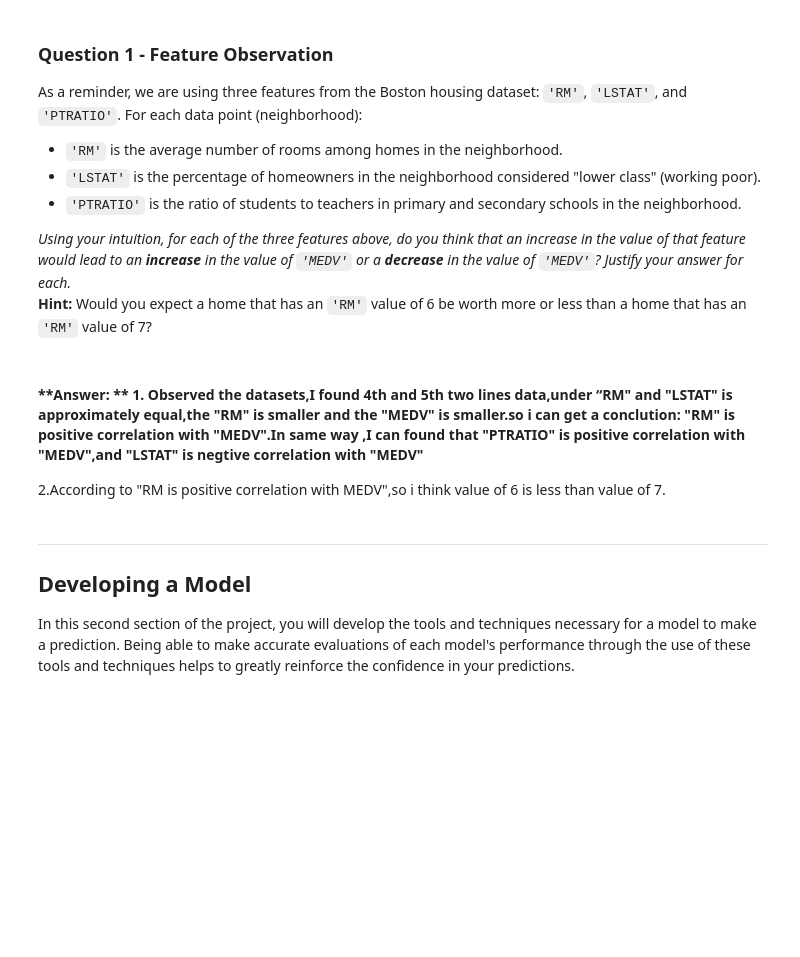
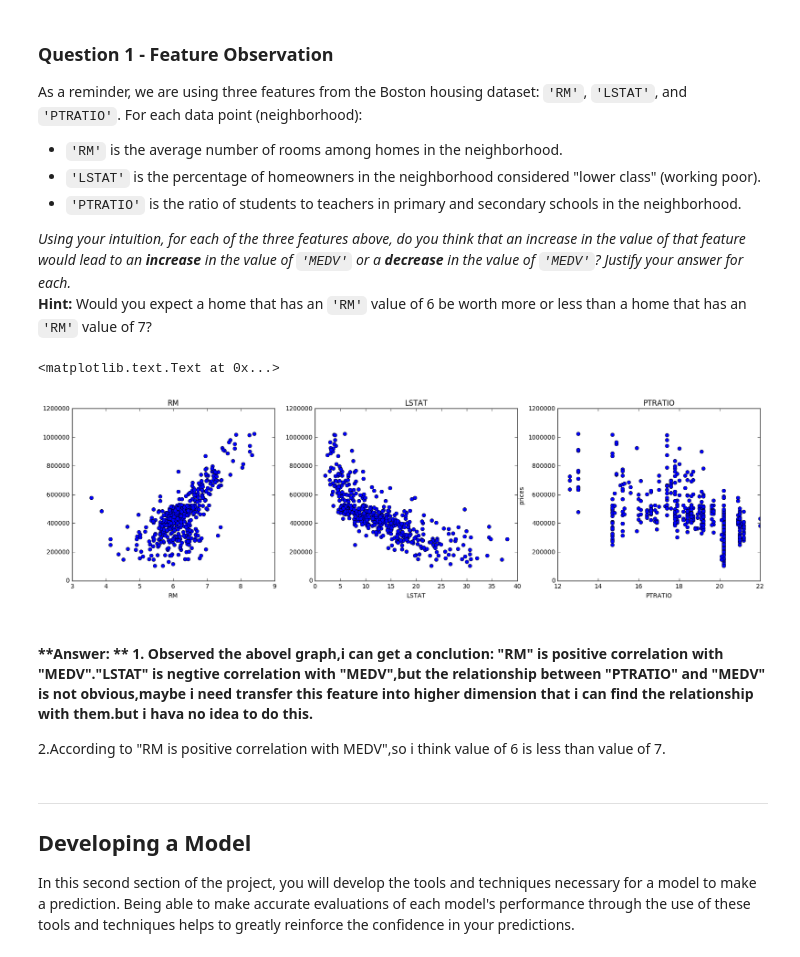
Before and after one commit to Cckyol/Udacity-machine_learning, a Jupyter notebook: boston_housing/boston_housing.ipynb, the cells around one changed output. Cells and saved outputs as stored; diff of their text form; code cells hidden in the pictures; blank space fills up the shorter version.

```diff
--- a/boston_housing/boston_housing.ipynb
+++ b/boston_housing/boston_housing.ipynb
@@ -109,8 +88,20 @@ As a reminder, we are using three features from the Boston housing dataset: `'RM
 
 _Using your intuition, for each of the three features above, do you think that an increase in the value of that feature would lead to an **increase** in the value of `'MEDV'` or a **decrease** in the value of `'MEDV'`? Justify your answer for each._
 **Hint:** Would you expect a home that has an `'RM'` value of 6 be worth more or less than a home that has an `'RM'` value of 7?
+# %%
+import matplotlib.pyplot as plt
+plt.figure(figsize=(20, 5))
+for i, col in enumerate(features.columns):
+    plt.subplot(1, 3, i+1)
+    plt.plot(data[col], prices, 'o')
+    plt.title(col)
+    plt.xlabel(col)
+plt.ylabel('prices')
+# %% [output]
+<matplotlib.text.Text at 0x...>
+[figure, added]
 # %% [markdown]
-#### **Answer: ** 1. Observed the datasets,I found 4th and 5th two lines data,under “RM" and "LSTAT" is approximately equal,the "RM" is smaller and the "MEDV" is smaller.so i can get a conclution: "RM" is positive correlation with "MEDV".In same way ,I can found that "PTRATIO" is positive correlation with "MEDV",and "LSTAT" is negtive correlation with "MEDV"
+#### **Answer: ** 1. Observed the abovel graph,i can get a conclution: "RM" is positive correlation with "MEDV"."LSTAT" is negtive correlation with "MEDV",but the relationship between "PTRATIO" and "MEDV" is not obvious,maybe i need transfer this feature into higher dimension that i can find the relationship with them.but i hava no idea to do this.
 2.According to "RM is positive correlation with MEDV",so i think value of 6 is less than value of 7.
 # %% [markdown]
 ----
```
Also changed, not shown: parts of 7 cells of this notebook, 1 other file.
